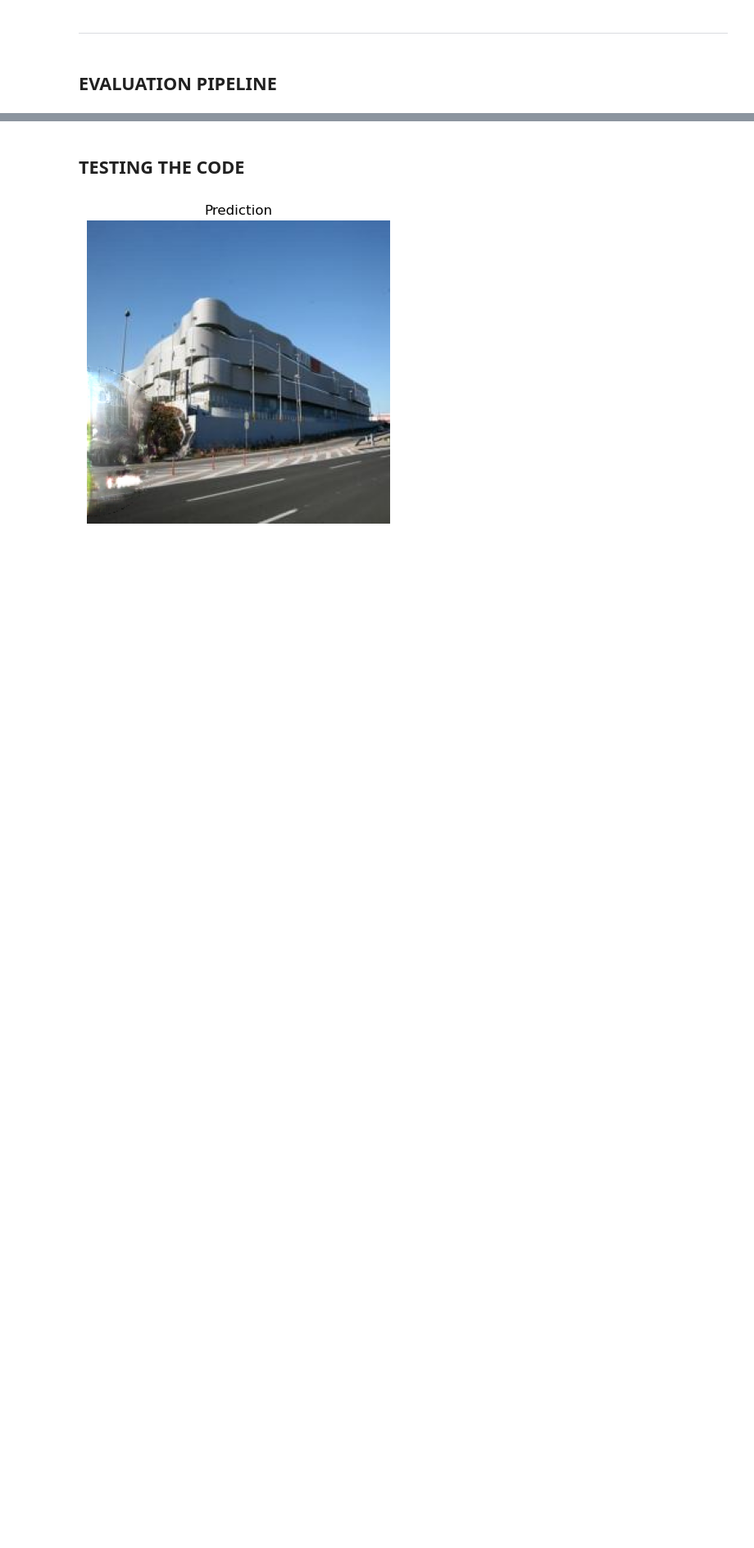
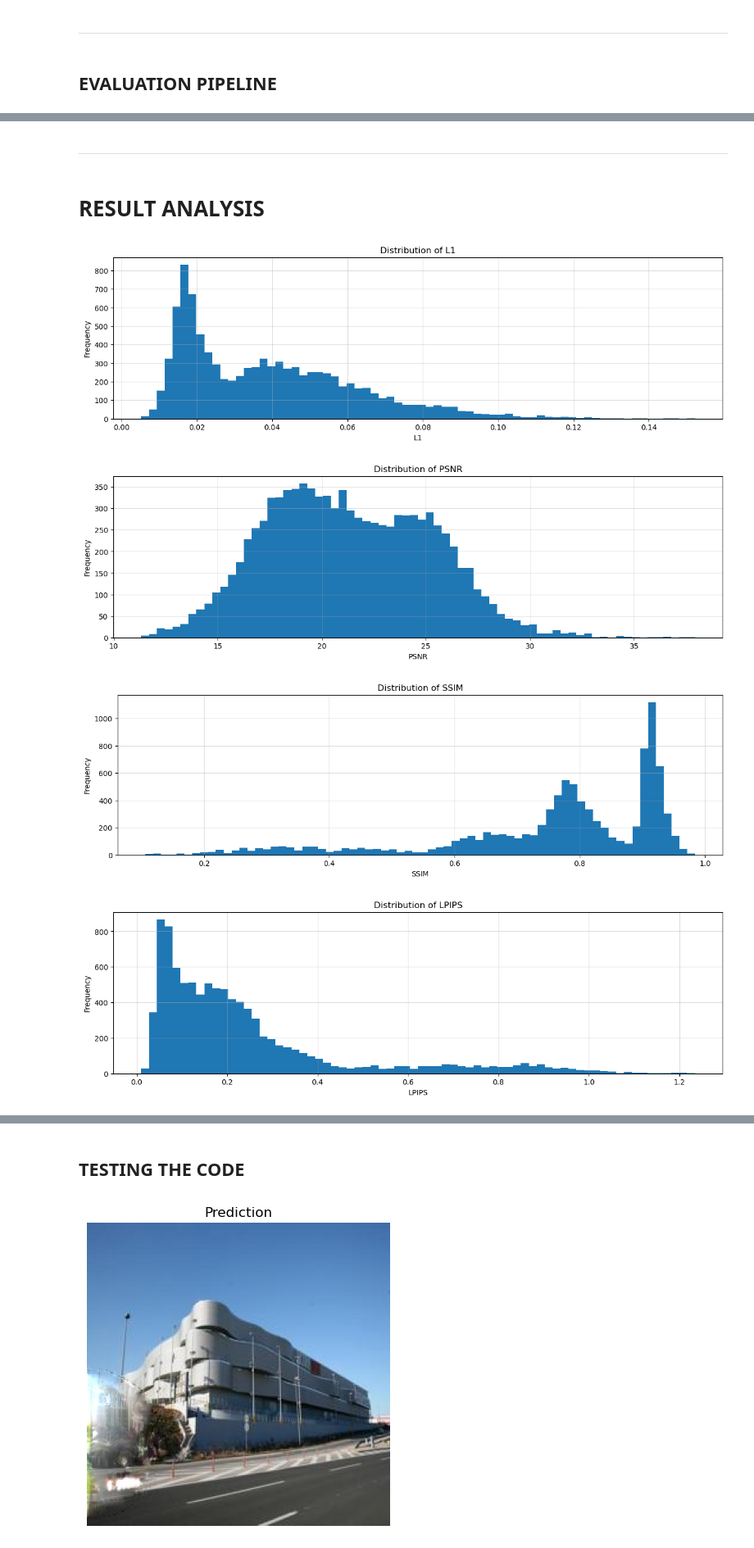
Before and after one commit to Mattia-Ponchio/Vision_Project, a Jupyter notebook: Metrics.ipynb, the cells around one changed output, grey strips where cells are left out. Shown at 82% size. Drawn from its saved outputs; the diff is of its cells as text; code cells hidden in the pictures; blank space fills up the shorter version.

```diff
--- a/Metrics.ipynb
+++ b/Metrics.ipynb
@@ -579,4 +579,4 @@ np.save("mean_metrics_200img_48masks_iizuka_no_blending.npy", mean_metrics)
 # %%
-# LOAD RESULTS
-loaded_array = np.load("metrics_200img_48masks_iizuka_no_blending.npy")
-loaded_dict = np.load("mean_metrics_200img_48masks_iizuka_no_blending.npy", allow_pickle=True).item()
+# RELOAD RESULTS
+metrics_array = np.load("./metrics_results/metrics_200img_48masks_iizuka_no_blending.npy")
+mean_metrics = np.load("./metrics_results/mean_metrics_200img_48masks_iizuka_no_blending.npy", allow_pickle=True).item()
@@ -582,0 +599,30 @@ loaded_dict = np.load("mean_metrics_200img_48masks_iizuka_no_blending.npy", allo
+# %% [markdown]
+---
+# %% [markdown]
+# RESULT ANALYSIS
+# %%
+def plot_metric_histograms(metrics_array, metric_names):
+    """
+    Plots histogram of each metric over all (image, mask) pairs.
+    """
+
+    N_metrics = metrics_array.shape[2]
+
+    for k in range(N_metrics):
+        values = metrics_array[:, :, k].flatten()
+
+        plt.figure(figsize=(15,4))
+        plt.hist(values, bins=70)
+        plt.title(f"Distribution of {metric_names[k]}")
+        plt.xlabel(metric_names[k])
+        plt.ylabel("Frequency")
+        plt.grid(alpha=0.4)
+        plt.show()
+# %%
+metric_names = ["L1", "PSNR", "SSIM", "LPIPS"]
+plot_metric_histograms(metrics_array, metric_names)
+# %% [output]
+[figure, added]
+[figure, added]
+[figure, added]
+[figure, added]
```
Also changed, not shown: parts of 14 cells of this notebook.
